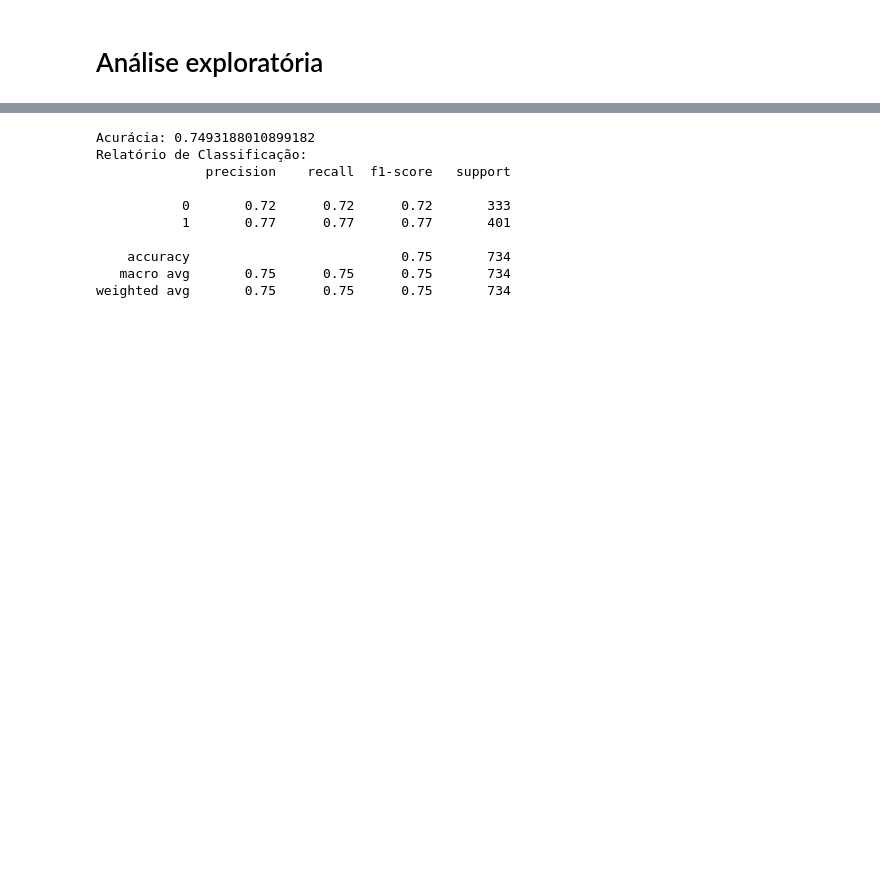
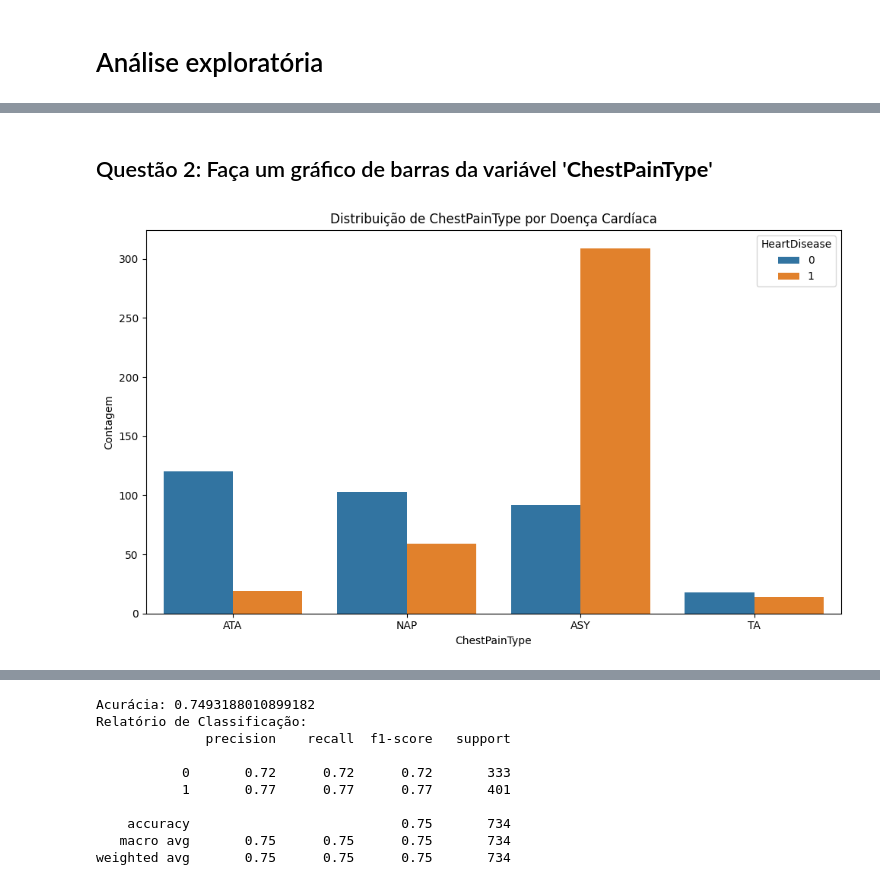
Before and after one commit to danielcosta2005/Monitoria-MISC, a Jupyter notebook: Prova/prova.ipynb, the cells around one changed output, grey strips where cells are left out. Cells and saved outputs as stored; diff of their text form; code cells hidden in the pictures; blank space fills up the shorter version.

```diff
--- a/Prova/prova.ipynb
+++ b/Prova/prova.ipynb
@@ -159 +157,14 @@ OBS: O gráfico ficou estranho porque faltou imputar o nulos com a mediana.
+# %% [markdown]
+## Questão 2: Faça um gráfico de barras da variável '**ChestPainType**'
+# %%
+plt.figure(figsize=(10, 6))
+sns.countplot(data=df, x='ChestPainType', hue='HeartDisease')
+plt.title('Distribuição de ChestPainType por Doença Cardíaca')
+plt.xlabel('ChestPainType')
+plt.ylabel('Contagem')
+
+plt.tight_layout()
+plt.show()
+# %% [output]
+[figure, added]
 # %% [markdown]
```
Also changed, not shown: parts of 13 cells of this notebook.
